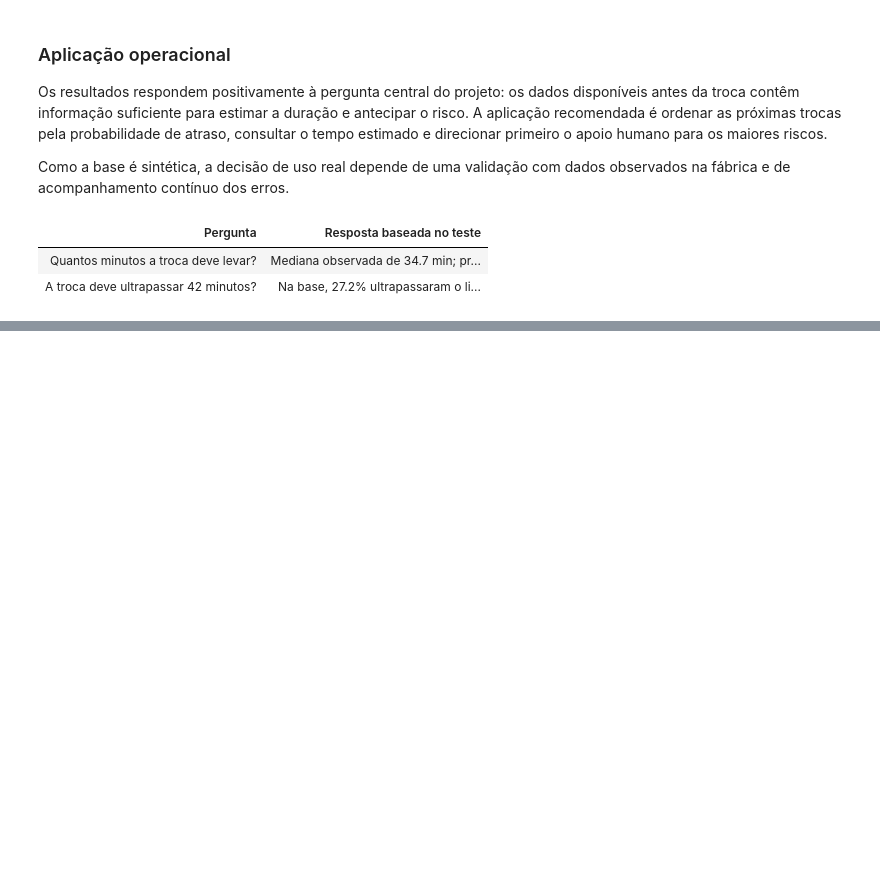
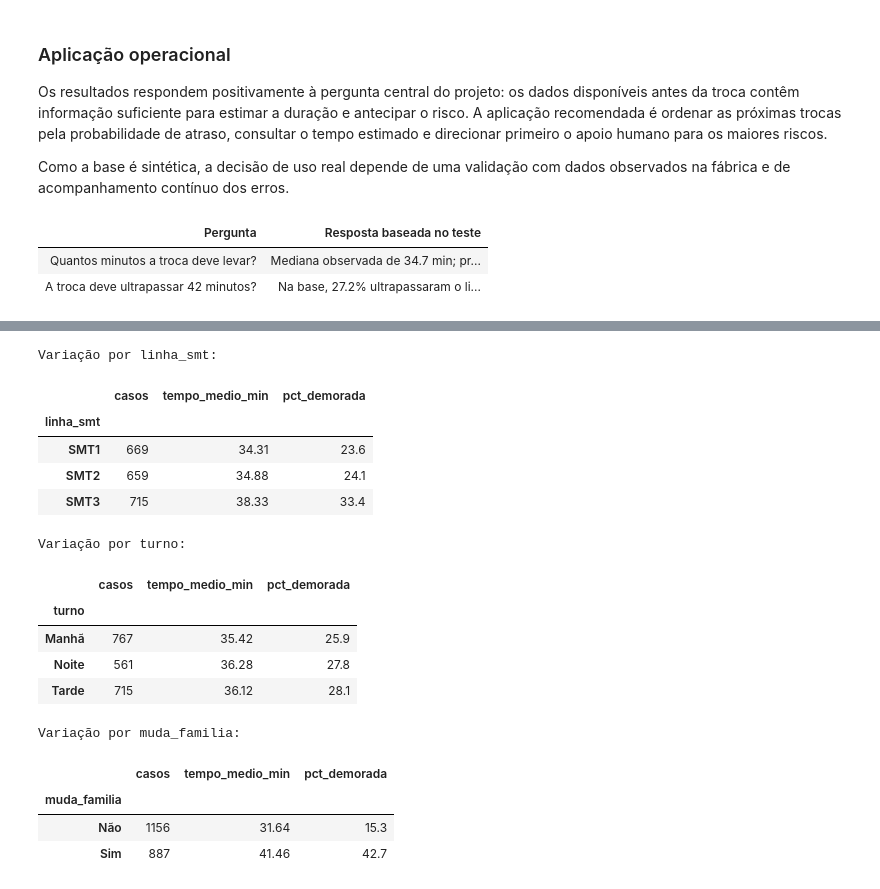
Before and after one commit to JulianaBallin/SMT-Changeover-Prediction, a Jupyter notebook: smt_changeover_prediction.ipynb, the cells around one changed output, grey strips where cells are left out. Drawn from its saved outputs; the diff is of its cells as text; code cells hidden in the pictures; blank space fills up the shorter version.

```diff
--- a/smt_changeover_prediction.ipynb
+++ b/smt_changeover_prediction.ipynb
@@ -448,0 +492,29 @@ display(
+# %%
+# Variação do tempo médio e da taxa de trocas demoradas por grupo.
+for coluna in ["linha_smt", "turno", "muda_familia"]:
+    tabela_grupo = dados.groupby(coluna, observed=True).agg(
+        casos=("tempo_troca_min", "size"),
+        tempo_medio_min=("tempo_troca_min", "mean"),
+        pct_demorada=("troca_demorada", "mean"),
+    )
+    tabela_grupo["pct_demorada"] = (100 * tabela_grupo["pct_demorada"]).round(1)
+    print(f"Variação por {coluna}:")
+    display(tabela_grupo.round(2))
+# %% [output]
+Variação por linha_smt:
+|  | casos | tempo_medio_min | pct_demorada |
+| linha_smt |  |  |  |
+| SMT1 | 669 | 34.31 | 23.6 |
+| SMT2 | 659 | 34.88 | 24.1 |
+| SMT3 | 715 | 38.33 | 33.4 |
+Variação por turno:
+|  | casos | tempo_medio_min | pct_demorada |
+| turno |  |  |  |
+| Manhã | 767 | 35.42 | 25.9 |
+| Noite | 561 | 36.28 | 27.8 |
+| Tarde | 715 | 36.12 | 28.1 |
+Variação por muda_familia:
+|  | casos | tempo_medio_min | pct_demorada |
+| muda_familia |  |  |  |
+| Não | 1156 | 31.64 | 15.3 |
+| Sim | 887 | 41.46 | 42.7 |
```
Also changed, not shown: parts of 11 cells of this notebook, 1 other file.
